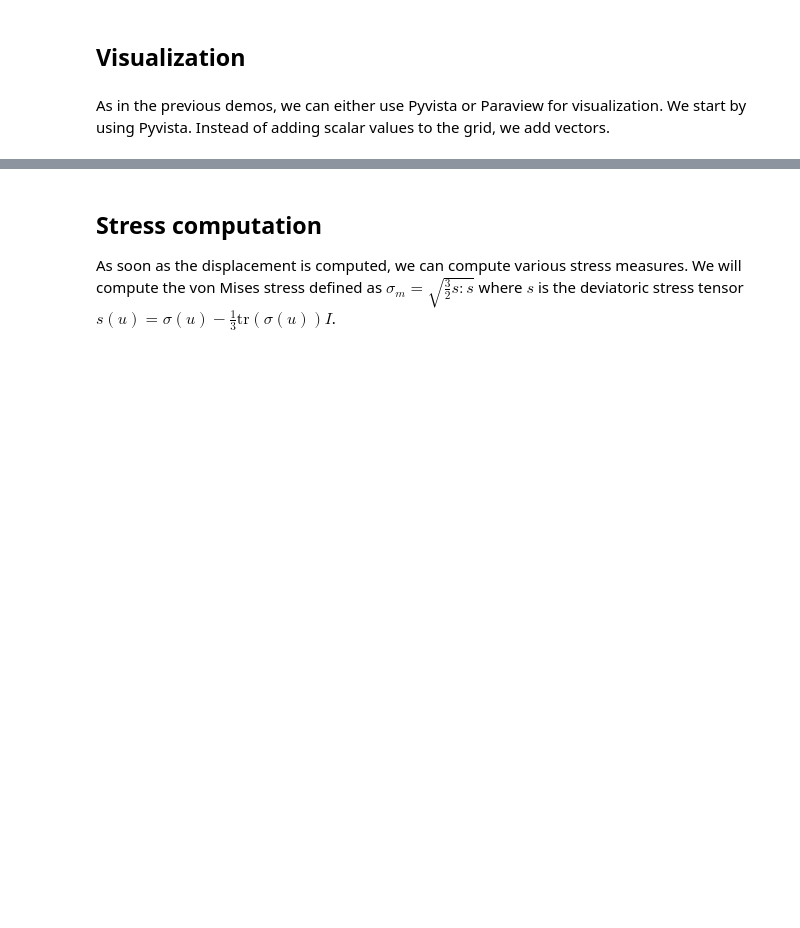
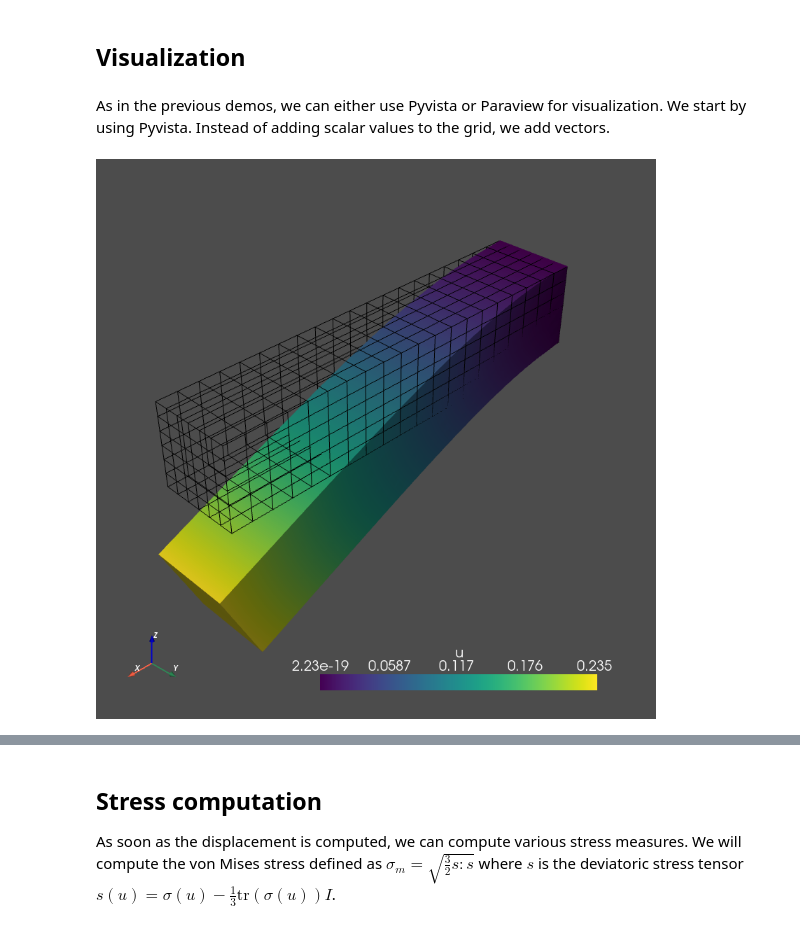
Before and after one commit to jorgensd/dolfinx-tutorial, a Jupyter notebook: chapter2/linearelasticity_code.ipynb, the cells around one changed output, grey strips where cells are left out. Saved outputs shown, nothing was run; the diff lists cells and outputs as text; code cells hidden in the pictures; blank space fills up the shorter version.

```diff
--- a/chapter2/linearelasticity_code.ipynb
+++ b/chapter2/linearelasticity_code.ipynb
@@ -90,28 +90,26 @@ As in the previous demos, we can either use Pyvista or Paraview for visualizatio
 # %%
 import pyvista
 import dolfinx.plot
 # Start xvfb for rendering plots
 from pyvista.utilities.xvfb import start_xvfb
 start_xvfb(wait=0)
 
-# Set off_screen to False if running in a notebook
-off_screen = True
-
 # Create plotter and pyvista grid
-p = pyvista.Plotter(off_screen=off_screen, title="Deflection", window_size=[800, 800])
+p = pyvista.Plotter(title="Deflection", window_size=[800, 800])
 topology, cell_types = dolfinx.plot.create_vtk_topology(mesh, mesh.topology.dim)
 grid = pyvista.UnstructuredGrid(topology, cell_types, mesh.geometry.x)
 
 # Attach vector values to grid and warp grid by vector
 grid["u"] = uh.compute_point_values().real
 actor_0 = p.add_mesh(grid, style="wireframe", color="k")
 warped = grid.warp_by_vector("u", factor=1.5)
 actor_1 = p.add_mesh(warped)
 p.show_axes()
-if off_screen:
-   p.screenshot(f"deflection.png")
-else:
+if not pyvista.OFF_SCREEN:
    p.show()
+figure_as_array = p.screenshot(f"deflection.png")
+# %% [output]
+[figure, added]
 # %% [markdown]
 We then obtain
 
```
Also changed, not shown: parts of 1 cell of this notebook, 2 other files.
